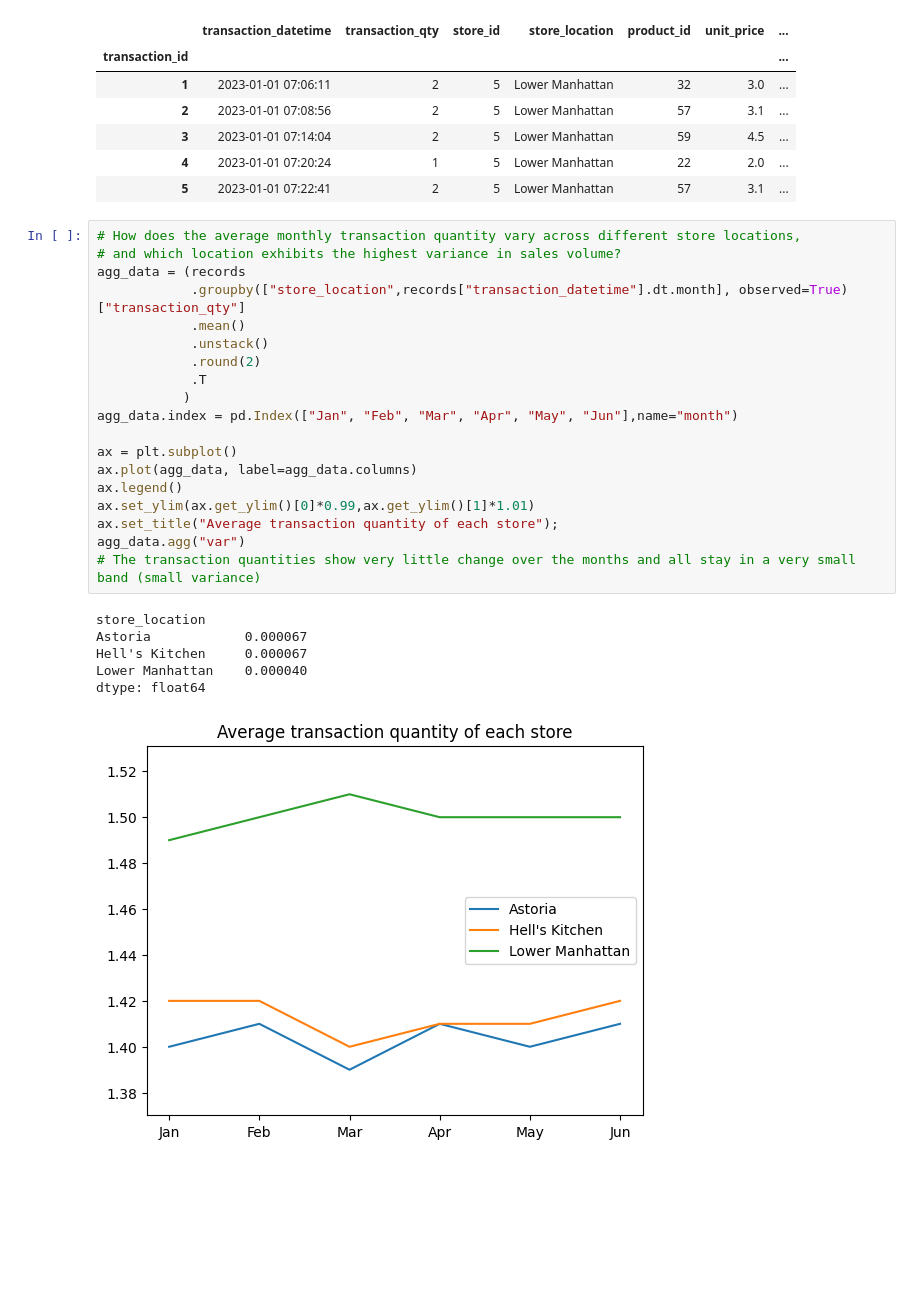
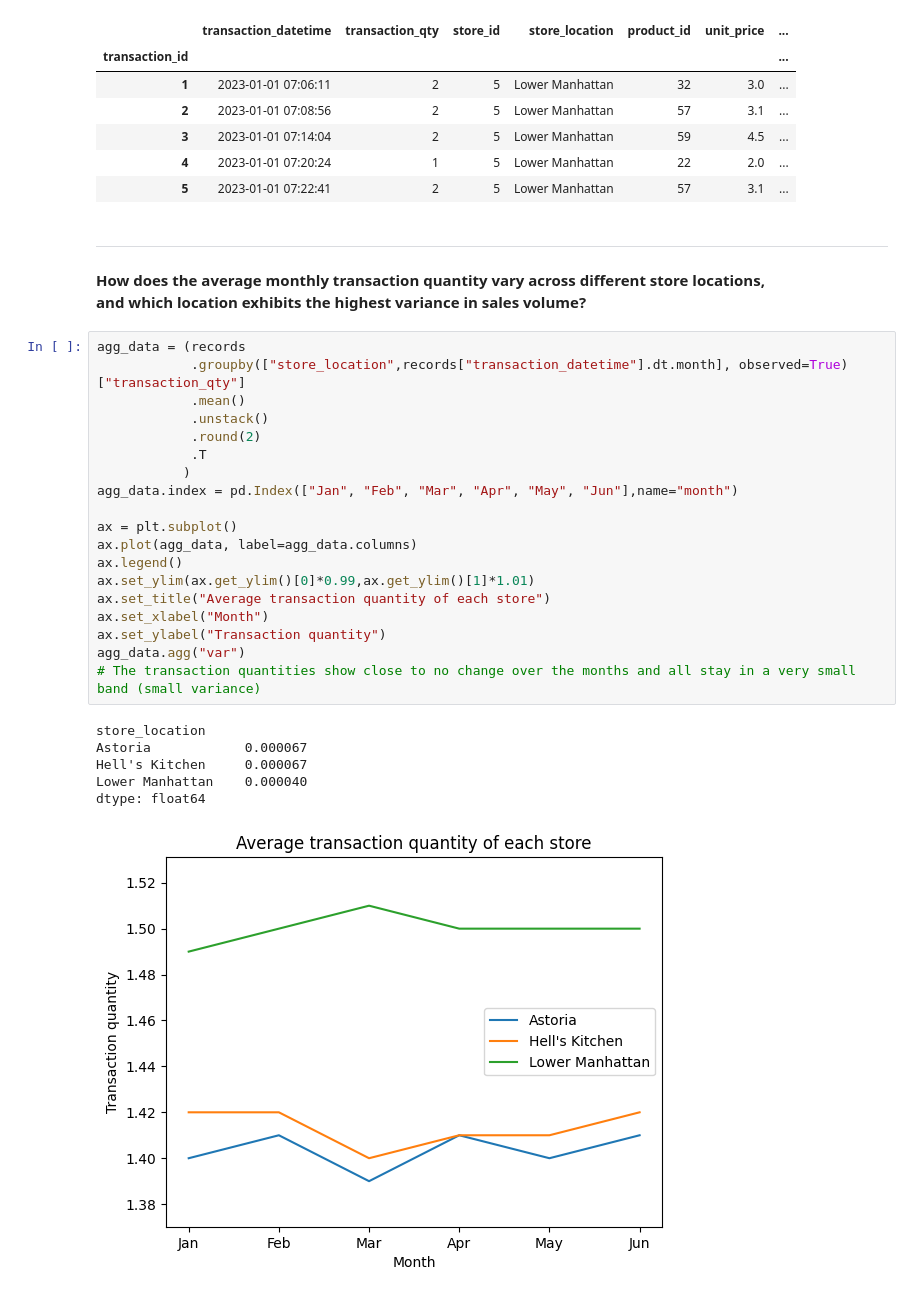
Before and after one commit to Michael-Kornilich/coffee_shop_analysis, a Jupyter notebook: script.ipynb, the cells around one changed output. Cells and saved outputs as stored; diff of their text form; blank space fills up the shorter version.

```diff
--- a/script.ipynb
+++ b/script.ipynb
@@ -33,29 +33,33 @@ records.head()
 | 3 | 2023-01-01 07:14:04 | 2 | 5 | Lower Manhattan | 59 | 4.5 | ... |
 | 4 | 2023-01-01 07:20:24 | 1 | 5 | Lower Manhattan | 22 | 2.0 | ... |
 | 5 | 2023-01-01 07:22:41 | 2 | 5 | Lower Manhattan | 57 | 3.1 | ... |
+# %% [markdown]
+---
+**How does the average monthly transaction quantity vary across different store locations,\
+and which location exhibits the highest variance in sales volume?**
 # %%
-# How does the average monthly transaction quantity vary across different store locations,
-# and which location exhibits the highest variance in sales volume?
 agg_data = (records
             .groupby(["store_location",records["transaction_datetime"].dt.month], observed=True)["transaction_qty"]
             .mean()
             .unstack()
             .round(2)
             .T
            )
 agg_data.index = pd.Index(["Jan", "Feb", "Mar", "Apr", "May", "Jun"],name="month")
 
 ax = plt.subplot()
 ax.plot(agg_data, label=agg_data.columns)
 ax.legend()
 ax.set_ylim(ax.get_ylim()[0]*0.99,ax.get_ylim()[1]*1.01)
-ax.set_title("Average transaction quantity of each store");
+ax.set_title("Average transaction quantity of each store")
+ax.set_xlabel("Month")
+ax.set_ylabel("Transaction quantity")
 agg_data.agg("var")
-# The transaction quantities show very little change over the months and all stay in a very small band (small variance)
+# The transaction quantities show close to no change over the months and all stay in a very small band (small variance)
 # %% [output]
 store_location
 Astoria            0.000067
 Hell's Kitchen     0.000067
 Lower Manhattan    0.000040
 dtype: float64
-[figure, old version]
+[figure, new version]
```
Also changed, not shown: parts of 11 cells of this notebook.
